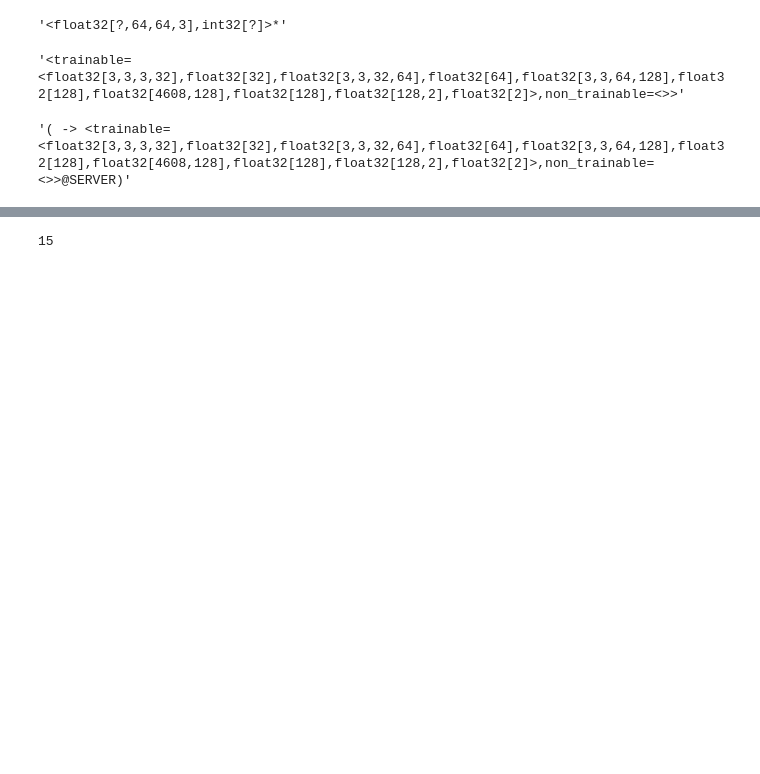
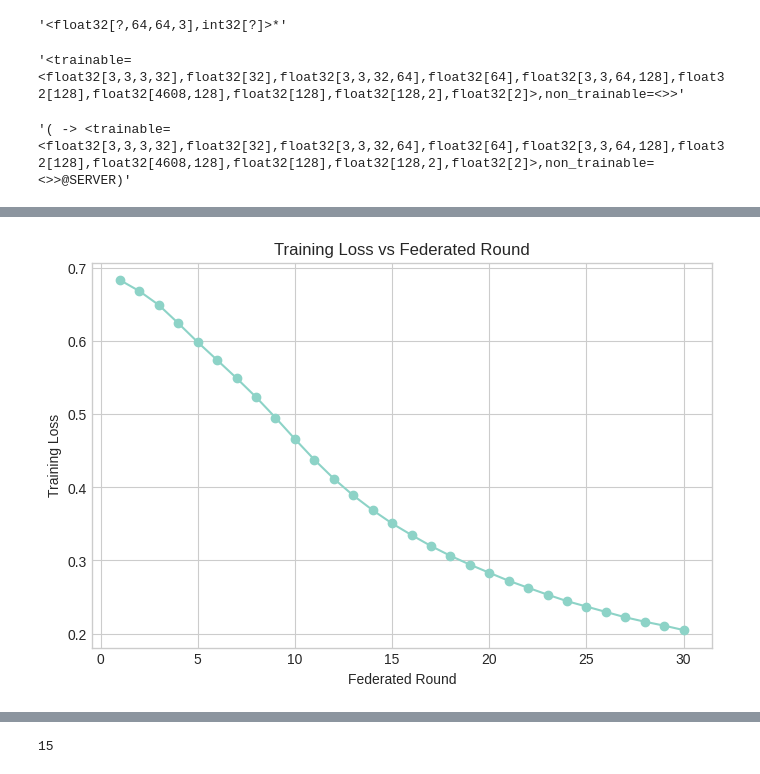
Before and after one commit to mkamepal/tf_fd_cancer_fakeclients_detection, a Jupyter notebook: src/notebooks/fakeclients_segregation.ipynb, the cells around one changed output, grey strips where cells are left out. Cells and saved outputs as stored; diff of their text form; code cells hidden in the pictures; blank space fills up the shorter version.

```diff
--- a/src/notebooks/fakeclients_segregation.ipynb
+++ b/src/notebooks/fakeclients_segregation.ipynb
@@ -899 +920,11 @@ Training Accuracy : 0.6453
 ----------------------------------------
+# %%
+plt.figure(figsize=(8, 5))
+plt.plot(range(1, len(round_losses) + 1), round_losses, marker='o')
+plt.xlabel("Federated Round")
+plt.ylabel("Training Loss")
+plt.title("Training Loss vs Federated Round")
+plt.grid(True)
+plt.show()
+# %% [output]
+[figure, added]
```
Also changed, not shown: parts of 24 cells of this notebook, 1 other file.
